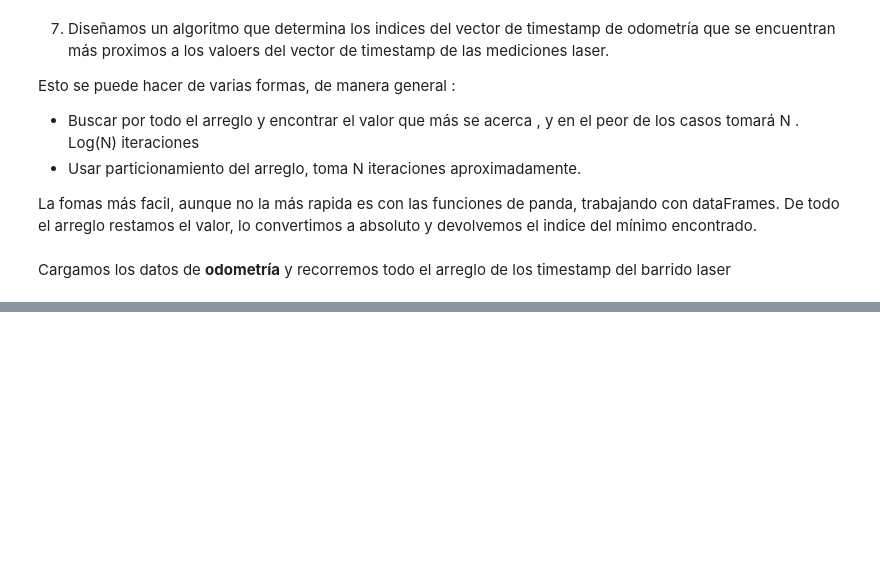
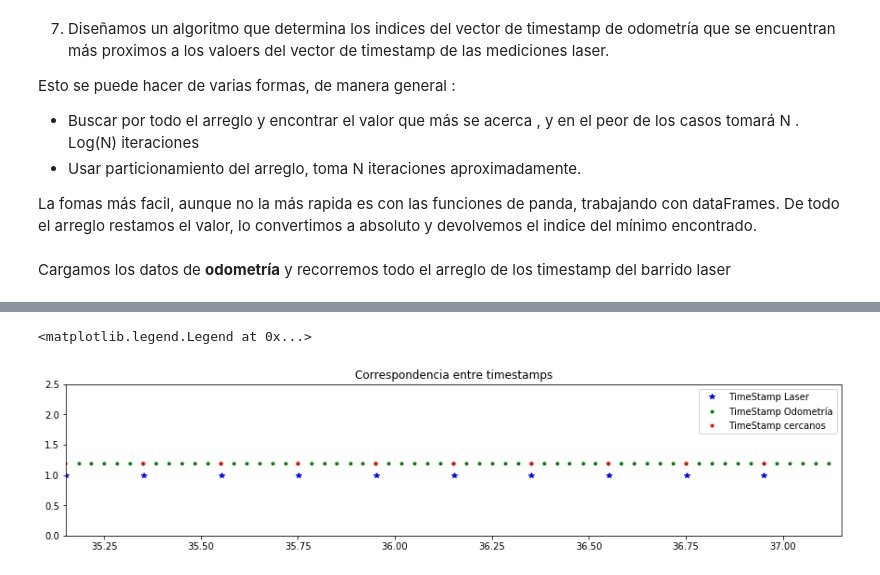
Before and after one commit to matias-dogliani/robotic_repo, a Jupyter notebook: Tp3/tp3.ipynb, the cells around one changed output, grey strips where cells are left out. Drawn from its saved outputs; the diff is of its cells as text; code cells hidden in the pictures; blank space fills up the shorter version.

```diff
--- a/Tp3/tp3.ipynb
+++ b/Tp3/tp3.ipynb
@@ -130,0 +163,25 @@ for timestamp in Scandata[0]:
+# %%
+N=10
+plt.figure(figsize=(15, 3))
+plt.title("Correspondencia entre timestamps")
+
+plt.xlim(Scandata[0][0], Scandata[0][N])
+plt.ylim(0,2.5)
+
+plt.plot(Scandata[0][0:N],np.ones(N),linestyle="",
+         marker = '*',color = "blue",
+         label = "TimeStamp Laser" )
+
+plt.plot(Odomdata[0][0:near_i[N]],1.2*np.ones(near_i[N]),
+         linestyle="",marker = '.', color = "green",
+         label = "TimeStamp Odometría")
+
+plt.plot(Odomdata[0][near_i[(near_i < near_i[N])]], # N puntos de laser que corresponden
+         1.2*np.ones(N),linestyle="",marker = '.',  # con los N puntos de cercania
+         color = "red", label = "TimeStamp cercanos")
+
+
+plt.legend()
+# %% [output]
+<matplotlib.legend.Legend at 0x...>
+[figure, added]
```
Also changed, not shown: parts of 3 cells of this notebook.
